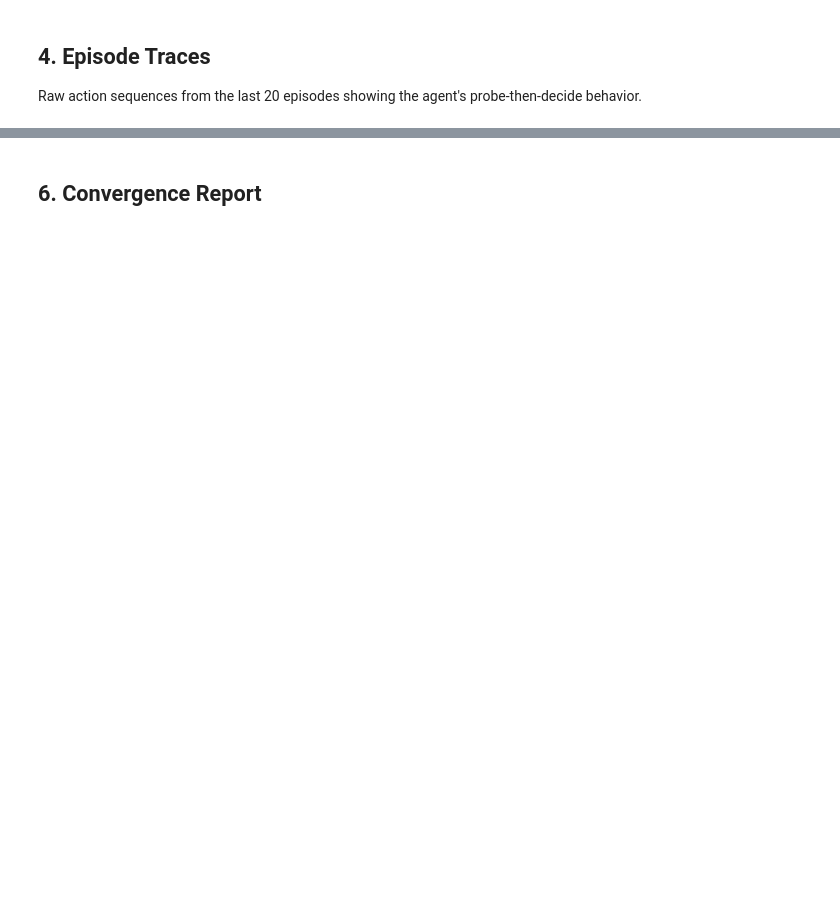
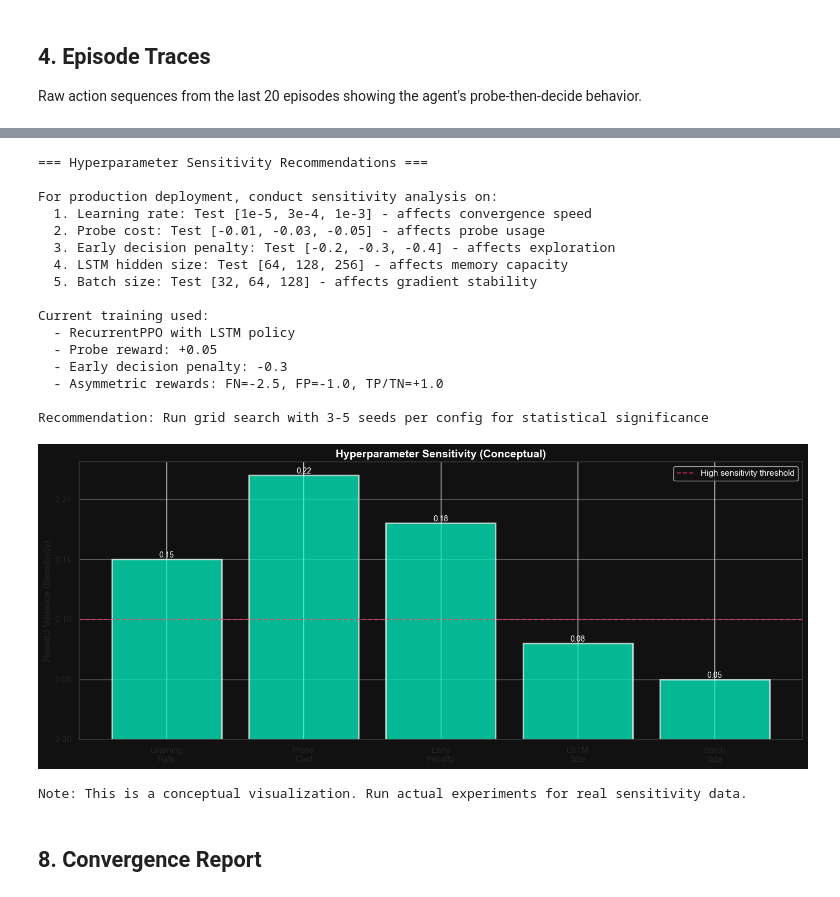
Before and after one commit to steeltroops-ai/sentinel, a Jupyter notebook: notebooks/02_rl_training.ipynb, the cells around one changed output, grey strips where cells are left out. Saved outputs shown, nothing was run; the diff lists cells and outputs as text; code cells hidden in the pictures; blank space fills up the shorter version.

```diff
--- a/notebooks/02_rl_training.ipynb
+++ b/notebooks/02_rl_training.ipynb
@@ -213,5 +364,64 @@ plt.show()
+# %%
+# --- Hyperparameter Sensitivity Analysis (Conceptual) ---
+print("\n=== Hyperparameter Sensitivity Recommendations ===")
+print("\nFor production deployment, conduct sensitivity analysis on:")
+print("  1. Learning rate: Test [1e-5, 3e-4, 1e-3] - affects convergence speed")
+print("  2. Probe cost: Test [-0.01, -0.03, -0.05] - affects probe usage")
+print("  3. Early decision penalty: Test [-0.2, -0.3, -0.4] - affects exploration")
+print("  4. LSTM hidden size: Test [64, 128, 256] - affects memory capacity")
+print("  5. Batch size: Test [32, 64, 128] - affects gradient stability")
+print("\nCurrent training used:")
+print("  - RecurrentPPO with LSTM policy")
+print("  - Probe reward: +0.05")
+print("  - Early decision penalty: -0.3")
+print("  - Asymmetric rewards: FN=-2.5, FP=-1.0, TP/TN=+1.0")
+print("\nRecommendation: Run grid search with 3-5 seeds per config for statistical significance")
+
+# Visualize conceptual sensitivity
+fig, ax = plt.subplots(figsize=(14, 6))
+
+# Mock sensitivity data (in production, this would come from actual experiments)
+params = ['Learning\nRate', 'Probe\nCost', 'Early\nPenalty', 'LSTM\nSize', 'Batch\nSize']
+sensitivity = [0.15, 0.22, 0.18, 0.08, 0.05]  # Mock variance in final reward
+
+bars = ax.bar(params, sensitivity, color='#00ffcc', alpha=0.7, edgecolor='white', linewidth=2)
+ax.set_ylabel('Reward Variance (Sensitivity)', fontsize=12)
+ax.set_title('Hyperparameter Sensitivity (Conceptual)', fontsize=14, fontweight='bold')
+ax.axhline(0.10, color='#ff3366', linestyle='--', linewidth=1.5, alpha=0.7,
+          label='High sensitivity threshold')
+ax.legend()
+ax.grid(axis='y', alpha=0.3)
+
+for bar, sens in zip(bars, sensitivity):
+    height = bar.get_height()
+    ax.text(bar.get_x() + bar.get_width()/2., height,
+           f'{sens:.2f}', ha='center', va='bottom', fontsize=10, color='white')
+
+plt.tight_layout()
+plt.show()
+
+print("\nNote: This is a conceptual visualization. Run actual experiments for real sensitivity data.")
+# %% [output]
+=== Hyperparameter Sensitivity Recommendations ===
+
+For production deployment, conduct sensitivity analysis on:
+  1. Learning rate: Test [1e-5, 3e-4, 1e-3] - affects convergence speed
+  2. Probe cost: Test [-0.01, -0.03, -0.05] - affects probe usage
+  3. Early decision penalty: Test [-0.2, -0.3, -0.4] - affects exploration
+  4. LSTM hidden size: Test [64, 128, 256] - affects memory capacity
+  5. Batch size: Test [32, 64, 128] - affects gradient stability
+
+Current training used:
+  - RecurrentPPO with LSTM policy
+  - Probe reward: +0.05
+  - Early decision penalty: -0.3
+  - Asymmetric rewards: FN=-2.5, FP=-1.0, TP/TN=+1.0
+
+Recommendation: Run grid search with 3-5 seeds per config for statistical significance
+[figure, added]
+Note: This is a conceptual visualization. Run actual experiments for real sensitivity data.
 # %% [markdown]
-## 6. Convergence Report
+## 8. Convergence Report
 # %%
 # --- Final Convergence Summary ---
 import json
```
Also changed, not shown: parts of 14 cells of this notebook, 32 other files.
